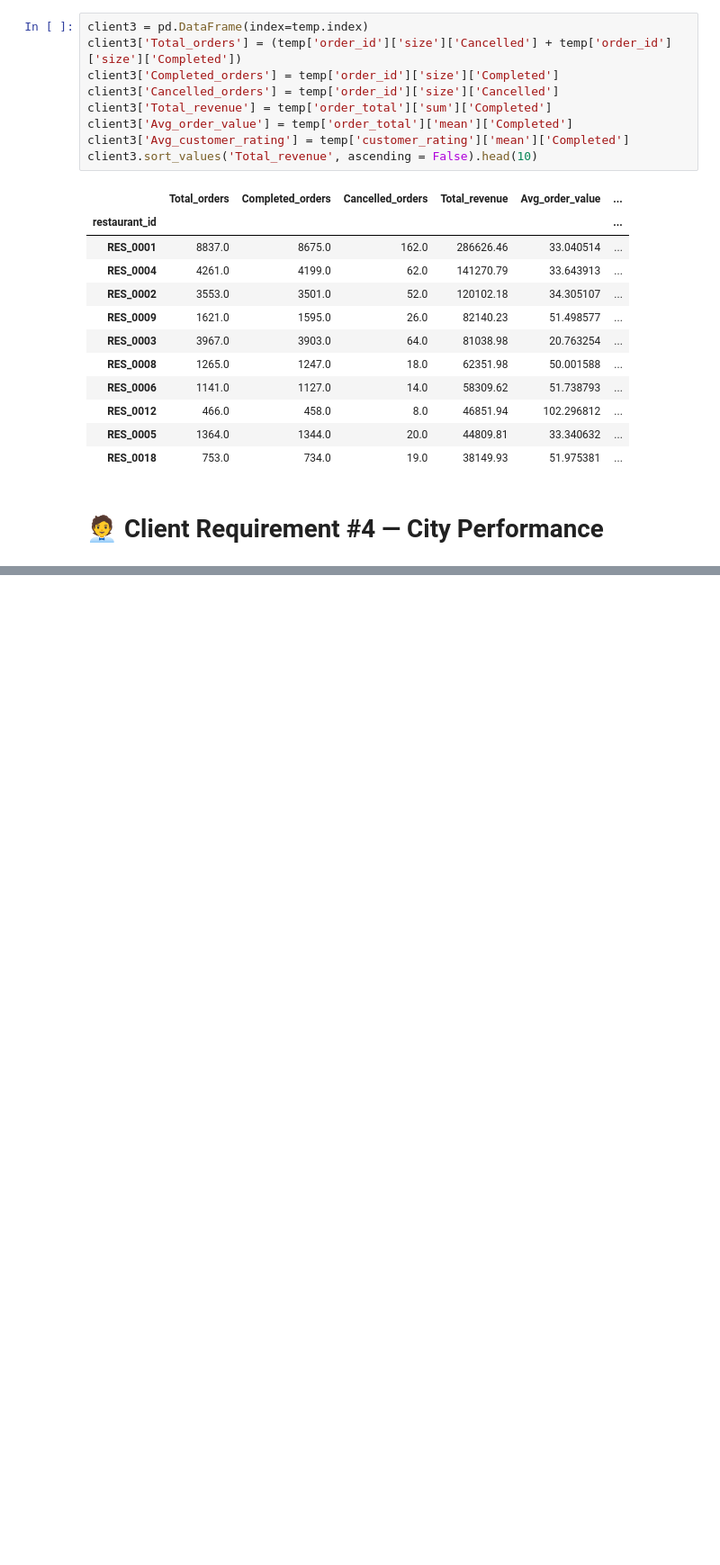
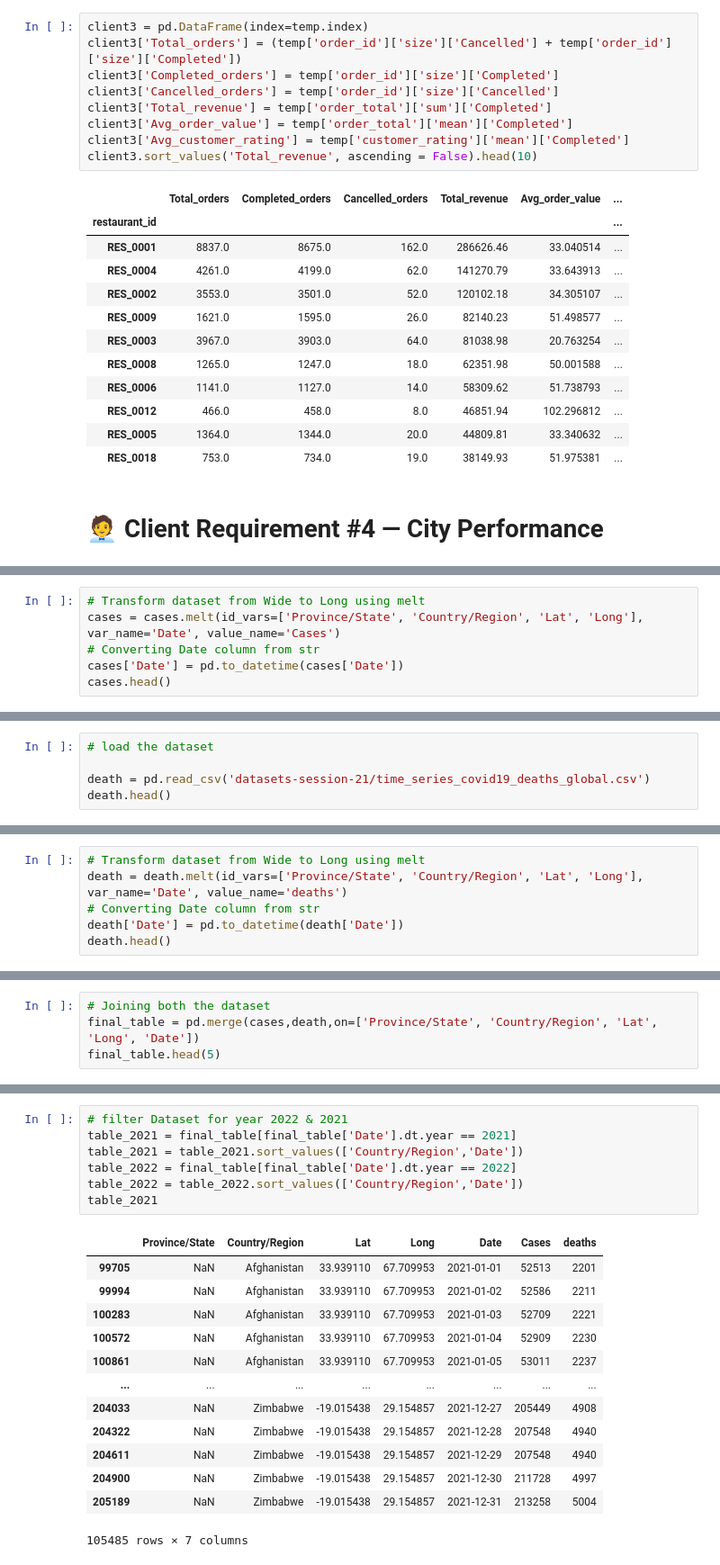
Before and after one commit to KishanG02/Jupyterfiles, a Jupyter notebook: Practice_pandas.ipynb, the cells around one changed output, grey strips where cells are left out. Shown at 90% size. Drawn from its saved outputs; the diff is of its cells as text; blank space fills up the shorter version.

```diff
--- a/Practice_pandas.ipynb
+++ b/Practice_pandas.ipynb
@@ -196,0 +833,6 @@ KeyError: 'Cancelled'
+# %%
+# Transform dataset from Wide to Long using melt
+cases = cases.melt(id_vars=['Province/State', 'Country/Region', 'Lat', 'Long'], var_name='Date', value_name='Cases')
+# Converting Date column from str
+cases['Date'] = pd.to_datetime(cases['Date'])
+cases.head()
@@ -196,0 +846,5 @@ KeyError: 'Cancelled'
+# %%
+# load the dataset
+
+death = pd.read_csv('datasets-session-21/time_series_covid19_deaths_global.csv')
+death.head()
@@ -196,0 +859,6 @@ KeyError: 'Cancelled'
+# %%
+# Transform dataset from Wide to Long using melt
+death = death.melt(id_vars=['Province/State', 'Country/Region', 'Lat', 'Long'], var_name='Date', value_name='deaths')
+# Converting Date column from str
+death['Date'] = pd.to_datetime(death['Date'])
+death.head()
@@ -196,0 +880,4 @@ KeyError: 'Cancelled'
+# %%
+# Joining both the dataset
+final_table = pd.merge(cases,death,on=['Province/State', 'Country/Region', 'Lat', 'Long', 'Date'])
+final_table.head(5)
@@ -196,0 +891,21 @@ KeyError: 'Cancelled'
+# %%
+# filter Dataset for year 2022 & 2021
+table_2021 = final_table[final_table['Date'].dt.year == 2021]
+table_2021 = table_2021.sort_values(['Country/Region','Date'])
+table_2022 = final_table[final_table['Date'].dt.year == 2022]
+table_2022 = table_2022.sort_values(['Country/Region','Date'])
+table_2021
+# %% [output]
+|  | Province/State | Country/Region | Lat | Long | Date | Cases | deaths |
+| 99705 | NaN | Afghanistan | 33.939110 | 67.709953 | 2021-01-01 | 52513 | 2201 |
+| 99994 | NaN | Afghanistan | 33.939110 | 67.709953 | 2021-01-02 | 52586 | 2211 |
+| 100283 | NaN | Afghanistan | 33.939110 | 67.709953 | 2021-01-03 | 52709 | 2221 |
+| 100572 | NaN | Afghanistan | 33.939110 | 67.709953 | 2021-01-04 | 52909 | 2230 |
+| 100861 | NaN | Afghanistan | 33.939110 | 67.709953 | 2021-01-05 | 53011 | 2237 |
+| ... | ... | ... | ... | ... | ... | ... | ... |
+| 204033 | NaN | Zimbabwe | -19.015438 | 29.154857 | 2021-12-27 | 205449 | 4908 |
+| 204322 | NaN | Zimbabwe | -19.015438 | 29.154857 | 2021-12-28 | 207548 | 4940 |
+| 204611 | NaN | Zimbabwe | -19.015438 | 29.154857 | 2021-12-29 | 207548 | 4940 |
+| 204900 | NaN | Zimbabwe | -19.015438 | 29.154857 | 2021-12-30 | 211728 | 4997 |
+| 205189 | NaN | Zimbabwe | -19.015438 | 29.154857 | 2021-12-31 | 213258 | 5004 |
+105485 rows × 7 columns
```
Also changed, not shown: parts of 102 cells of this notebook, 2 other files.
